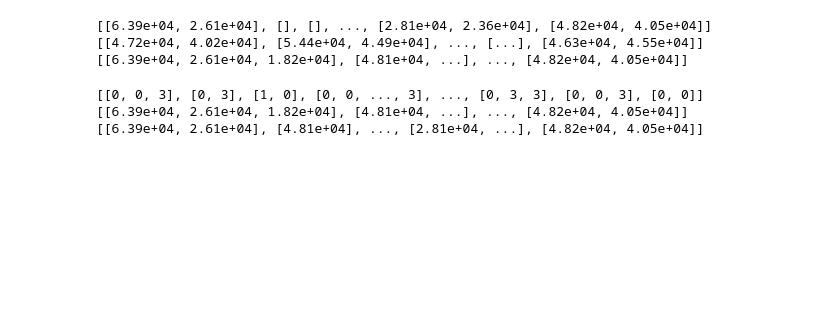
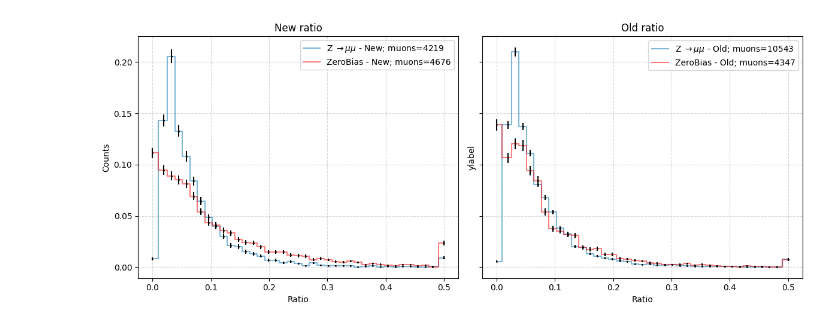
Before and after one commit to Ruba18-Code/BSc-Thesis-LVL1-trigger-for-isolated-muons-at-ATLAS, a Jupyter notebook: test copy.ipynb, the cells around one changed output. Drawn from its saved outputs; the diff is of its cells as text; code cells hidden in the pictures; blank space fills up the shorter version.

```diff
--- a/test copy.ipynb
+++ b/test copy.ipynb
@@ -25,21 +46,52 @@ Zmumu_pt2, Zmumu_eta2, Zmumu_phi2 = get_all_Z_peak_pairs(Zmumu_pt,Zmumu_eta,Zmum
-# %%
-print(Zmumu_pt1)
-print(Zmumu_pt2)
-print(MuonTree_Zmumu["muon_pt"].array()[100:4000])
-# %% [output]
-[[6.39e+04, 2.61e+04], [], [], ..., [2.81e+04, 2.36e+04], [4.82e+04, 4.05e+04]]
-[[4.72e+04, 4.02e+04], [5.44e+04, 4.49e+04], ..., [...], [4.63e+04, 4.55e+04]]
-[[6.39e+04, 2.61e+04, 1.82e+04], [4.81e+04, ...], ..., [4.82e+04, 4.05e+04]]
-# %%
-print(MuonTree_Zmumu["muon_quality"].array()[100:4000])
-value=0
-quality_data=MuonTree_Zmumu["muon_quality"].array()[100:4000]
-muon_data=MuonTree_Zmumu["muon_pt"].array()[100:4000]
-event_mask = quality_data == value
-selected_data = muon_data[event_mask]
-print(muon_data)
-print(selected_data)
-# %% [output]
-[[0, 0, 3], [0, 3], [1, 0], [0, 0, ..., 3], ..., [0, 3, 3], [0, 0, 3], [0, 0]]
-[[6.39e+04, 2.61e+04, 1.82e+04], [4.81e+04, ...], ..., [4.82e+04, 4.05e+04]]
-[[6.39e+04, 2.61e+04], [4.81e+04], ..., [2.81e+04, ...], [4.82e+04, 4.05e+04]]
+# %%
+#Compute isolations
+dr_min=0.1
+dr_max=0.5
+
+res1=muon_isolation_all_events(MuonTree_Zmumu, Zmumu_eta1, Zmumu_phi1, dr_min, dr_max, event_range=[nmin1, nmax1], batch_size=int((nmax1-nmin1)/10))
+res2=muon_isolation_all_events(MuonTree_ZeroBias, ZeroBias_eta1, ZeroBias_phi1, dr_min, dr_max, [nmin2, nmax2], int((nmax2-nmin2)/30))
+res3=muon_isolation_all_events(MuonTree_Zmumu, Zmumu_eta2, Zmumu_phi2, dr_min, dr_max, event_range=[nmin3, nmax3], batch_size=int((nmax3-nmin3)/10))
+res4=muon_isolation_all_events(MuonTree_ZeroBias, ZeroBias_eta2, ZeroBias_phi2, dr_min, dr_max, [nmin4, nmax4], int((nmax4-nmin4)/10))
+# %%
+# Compute ratios
+r1 = ak.flatten(res1) / ak.flatten(Zmumu_pt1)
+l1 = len(r1[~np.isnan(r1)])
+
+r2 = ak.flatten(res2) / ak.flatten(ZeroBias_pt1)
+l2 = len(r2[~np.isnan(r2)])
+
+r3 = ak.flatten(res3) / ak.flatten(Zmumu_pt2)
+l3 = len(r3[~np.isnan(r3)])
+
+r4 = ak.flatten(res4) / ak.flatten(ZeroBias_pt2)
+l4 = len(r4[~np.isnan(r4)])
+
+bins = np.linspace(0, 0.5, 40)
+
+# Create subplots
+fig, axs = plt.subplots(1, 2, figsize=(12, 5), sharey=True)
+
+# First subplot
+coolplot([r1, r2], bins,
+         labels=[rf"Z $\rightarrow \mu \mu$ - New; muons={l1}",
+                 f"ZeroBias - New; muons={l2}"],
+         ax=axs[0])
+axs[0].set_title("New ratio")
+
+# Second subplot
+coolplot([r3, r4], bins,
+         labels=[rf"Z $\rightarrow \mu \mu$ - Old; muons={l3}",
+                 f"ZeroBias - Old; muons={l4}"],
+         ax=axs[1])
+axs[1].set_title("Old ratio")
+
+# Global formatting
+for ax in axs:
+    ax.set_xlabel("Ratio")
+    ax.legend()
+axs[0].set_ylabel("Counts")
+
+plt.tight_layout()
+plt.show()
+# %% [output]
+[figure, added]
```
Also changed, not shown: parts of 14 cells of this notebook, 5 other files.
